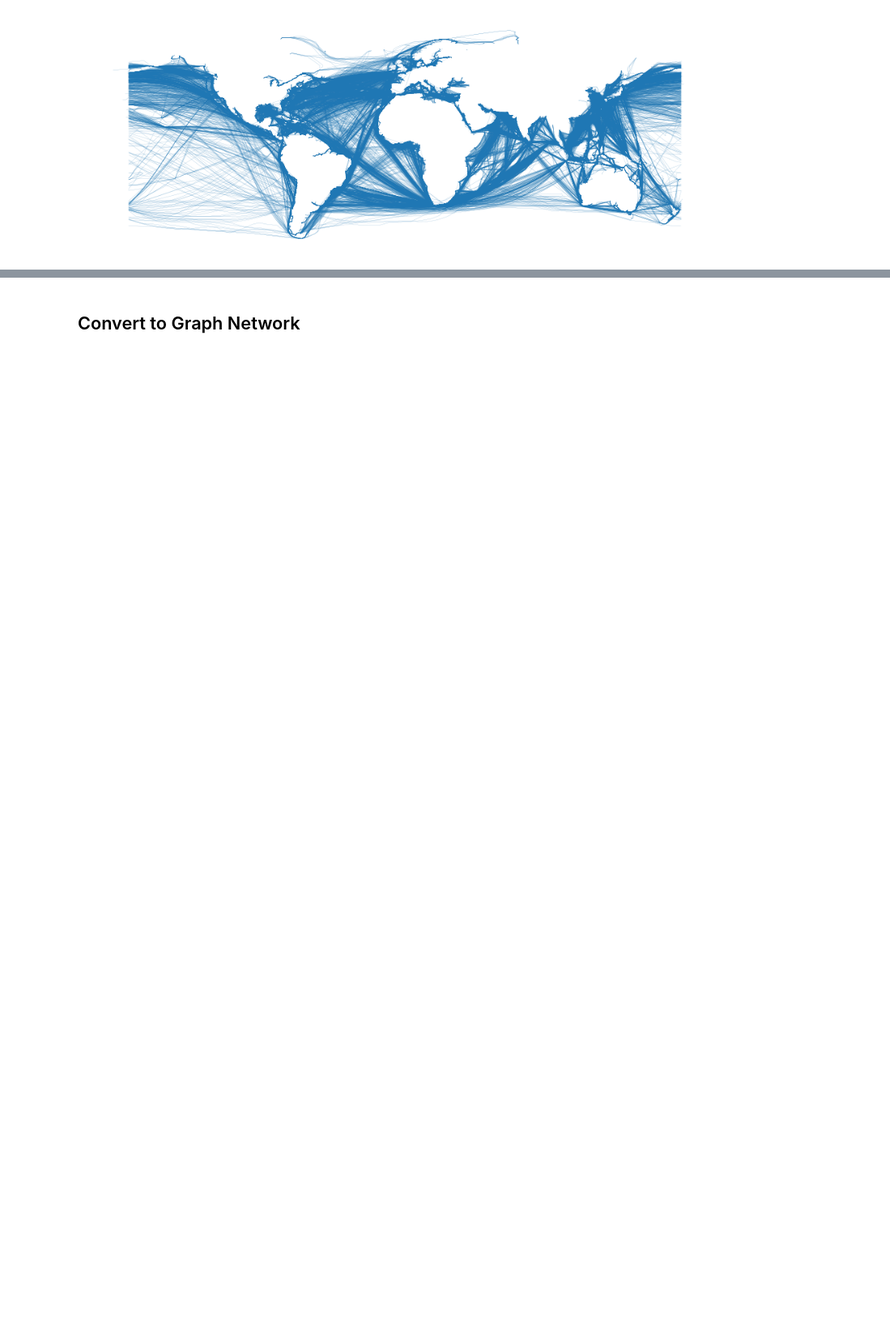
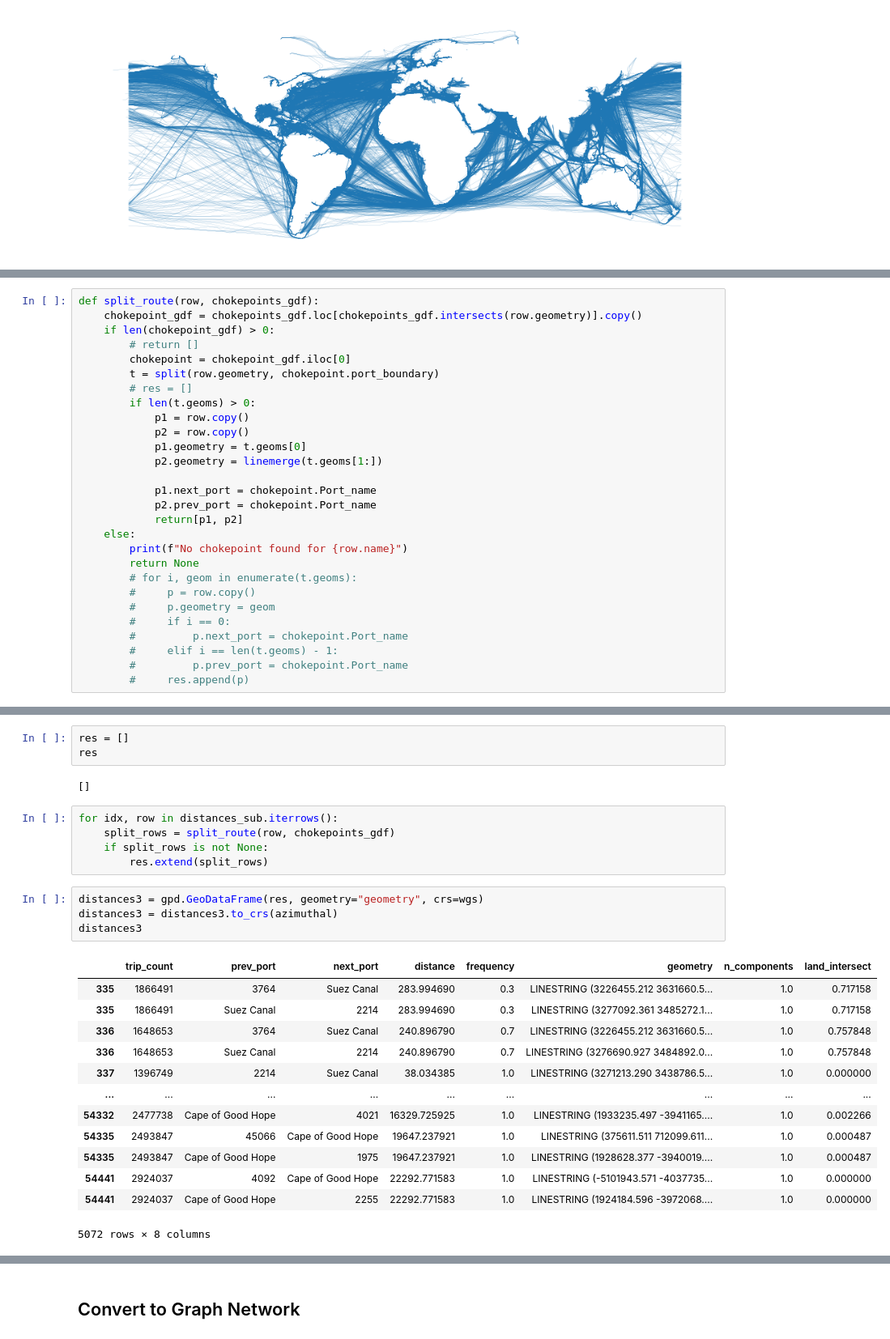
Before and after one commit to datapartnership/red-sea-monitoring, a Jupyter notebook: notebooks/routes/2-prepare-sea-routes.ipynb, the cells around one changed output, grey strips where cells are left out. Shown at 81% size. Drawn from its saved outputs; the diff is of its cells as text; blank space fills up the shorter version.

```diff
--- a/notebooks/routes/2-prepare-sea-routes.ipynb
+++ b/notebooks/routes/2-prepare-sea-routes.ipynb
@@ -228,0 +389,28 @@ plt.axis("off")
+# %%
+def split_route(row, chokepoints_gdf):
+    chokepoint_gdf = chokepoints_gdf.loc[chokepoints_gdf.intersects(row.geometry)].copy()
+    if len(chokepoint_gdf) > 0:
+        # return []
+        chokepoint = chokepoint_gdf.iloc[0]
+        t = split(row.geometry, chokepoint.port_boundary)
+        # res = []
+        if len(t.geoms) > 0:
+            p1 = row.copy()
+            p2 = row.copy()
+            p1.geometry = t.geoms[0]
+            p2.geometry = linemerge(t.geoms[1:])
+
+            p1.next_port = chokepoint.Port_name
+            p2.prev_port = chokepoint.Port_name
+            return[p1, p2]
+    else:
+        print(f"No chokepoint found for {row.name}")
+        return None
+        # for i, geom in enumerate(t.geoms):
+        #     p = row.copy()
+        #     p.geometry = geom
+        #     if i == 0:
+        #         p.next_port = chokepoint.Port_name
+        #     elif i == len(t.geoms) - 1:
+        #         p.prev_port = chokepoint.Port_name
+        #     res.append(p)
@@ -228,0 +422,28 @@ plt.axis("off")
+# %%
+res = []
+res
+# %% [output]
+[]
+# %%
+for idx, row in distances_sub.iterrows():
+    split_rows = split_route(row, chokepoints_gdf)
+    if split_rows is not None:
+        res.extend(split_rows)
+# %%
+distances3 = gpd.GeoDataFrame(res, geometry="geometry", crs=wgs)
+distances3 = distances3.to_crs(azimuthal)
+distances3
+# %% [output]
+|  | trip_count | prev_port | next_port | distance | frequency | geometry | n_components | land_intersect |
+| 335 | 1866491 | 3764 | Suez Canal | 283.994690 | 0.3 | LINESTRING (3226455.212 3631660.5... | 1.0 | 0.717158 |
+| 335 | 1866491 | Suez Canal | 2214 | 283.994690 | 0.3 | LINESTRING (3277092.361 3485272.1... | 1.0 | 0.717158 |
+| 336 | 1648653 | 3764 | Suez Canal | 240.896790 | 0.7 | LINESTRING (3226455.212 3631660.5... | 1.0 | 0.757848 |
+| 336 | 1648653 | Suez Canal | 2214 | 240.896790 | 0.7 | LINESTRING (3276690.927 3484892.0... | 1.0 | 0.757848 |
+| 337 | 1396749 | 2214 | Suez Canal | 38.034385 | 1.0 | LINESTRING (3271213.290 3438786.5... | 1.0 | 0.000000 |
+| ... | ... | ... | ... | ... | ... | ... | ... | ... |
+| 54332 | 2477738 | Cape of Good Hope | 4021 | 16329.725925 | 1.0 | LINESTRING (1933235.497 -3941165.... | 1.0 | 0.002266 |
+| 54335 | 2493847 | 45066 | Cape of Good Hope | 19647.237921 | 1.0 | LINESTRING (375611.511 712099.611... | 1.0 | 0.000487 |
+| 54335 | 2493847 | Cape of Good Hope | 1975 | 19647.237921 | 1.0 | LINESTRING (1928628.377 -3940019.... | 1.0 | 0.000487 |
+| 54441 | 2924037 | 4092 | Cape of Good Hope | 22292.771583 | 1.0 | LINESTRING (-5101943.571 -4037735... | 1.0 | 0.000000 |
+| 54441 | 2924037 | Cape of Good Hope | 2255 | 22292.771583 | 1.0 | LINESTRING (1924184.596 -3972068.... | 1.0 | 0.000000 |
+5072 rows × 8 columns
```
Also changed, not shown: parts of 51 cells of this notebook, 1 other file.
